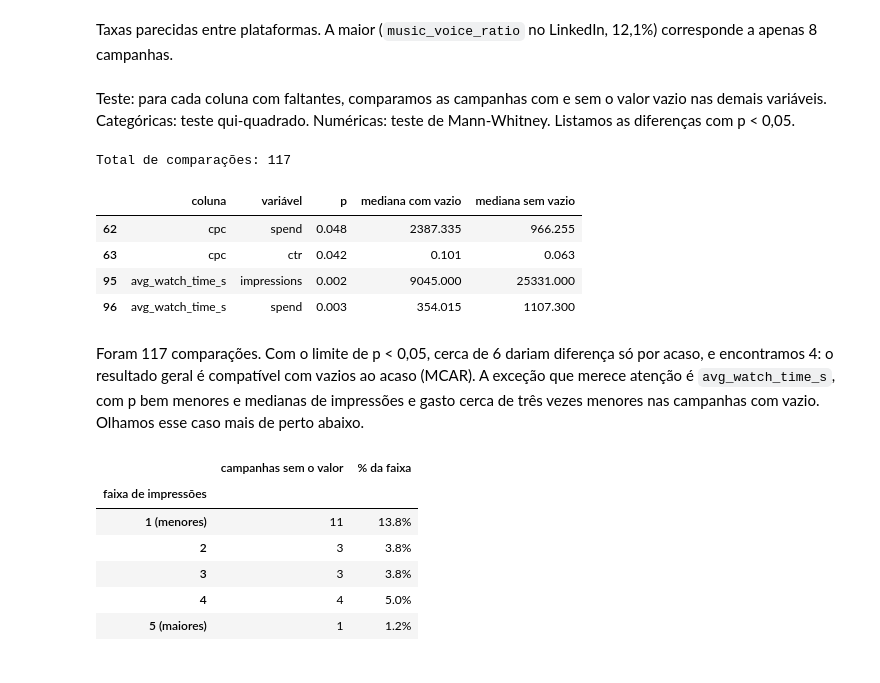
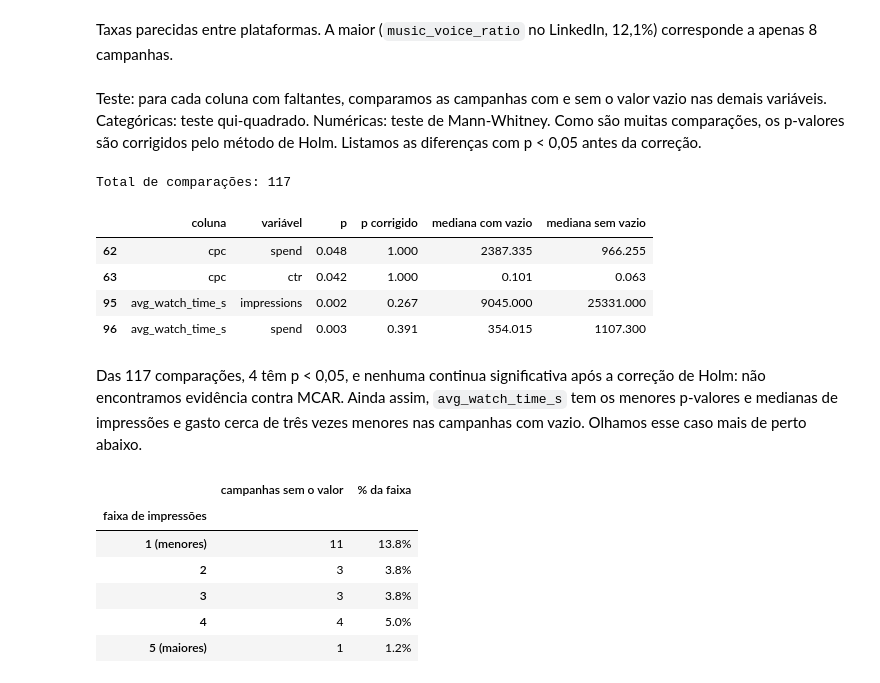
Before and after one commit to JoaoVivacqua/klike-challenge, a Jupyter notebook: notebooks/01_eda.ipynb, the cells around one changed output. Saved outputs shown, nothing was run; the diff lists cells and outputs as text; code cells hidden in the pictures.

```diff
--- a/notebooks/01_eda.ipynb
+++ b/notebooks/01_eda.ipynb
@@ -209,43 +209,53 @@ tabela_vazios.style.format({"% do total": "{:.1f}%"})
 Taxas parecidas entre plataformas. A maior (`music_voice_ratio` no LinkedIn, 12,1%) corresponde a apenas 8 campanhas.
 # %% [markdown]
 Teste: para cada coluna com faltantes, comparamos as campanhas com e sem o valor vazio nas demais variáveis.
-Categóricas: teste qui-quadrado. Numéricas: teste de Mann-Whitney. Listamos as diferenças com p < 0,05.
+Categóricas: teste qui-quadrado. Numéricas: teste de Mann-Whitney. Como são muitas comparações, os p-valores são corrigidos pelo método de Holm. Listamos as diferenças com p < 0,05 antes da correção.
 # %%
+import numpy as np
 from scipy.stats import chi2_contingency, mannwhitneyu
 
 VARIAVEIS_CATEGORICAS = ["platform", "category", "objective", "target_audience_age", "format",
                          "text_density", "is_retargeting", "has_hook", "has_face", "has_cta"]
 VARIAVEIS_NUMERICAS = ["klike_score", "impressions", "spend", "ctr", "video_duration_s",
                        "engagement_rate", "roas"]
 
 
-def comparar_com_e_sem_faltante(col):
-    vazio = train[col].isna()
+def comparar_com_e_sem_faltante(dados, col):
+    vazio = dados[col].isna()
     resultados = []
     for var in VARIAVEIS_CATEGORICAS:
         if var != col:
-            p = chi2_contingency(pd.crosstab(train[var], vazio))[1]
+            p = chi2_contingency(pd.crosstab(dados[var], vazio))[1]
             resultados.append({"variável": var, "p": p, "mediana com vazio": None, "mediana sem vazio": None})
     for var in VARIAVEIS_NUMERICAS:
         if var != col:
-            com, sem = train.loc[vazio, var].dropna(), train.loc[~vazio, var].dropna()
+            com, sem = dados.loc[vazio, var].dropna(), dados.loc[~vazio, var].dropna()
             resultados.append({"variável": var, "p": mannwhitneyu(com, sem).pvalue,
                                "mediana com vazio": com.median(), "mediana sem vazio": sem.median()})
     return pd.DataFrame(resultados).assign(coluna=col)
 
 
-testes = pd.concat([comparar_com_e_sem_faltante(col) for col in colunas_com_faltantes], ignore_index=True)
+def corrigir_holm(p):
+    """p-valores ajustados pelo método de Holm para comparações múltiplas."""
+    ordem = p.sort_values()
+    ajustado = (ordem * (len(ordem) - np.arange(len(ordem)))).cummax().clip(upper=1)
+    return ajustado.reindex(p.index)
+
+
+testes = pd.concat([comparar_com_e_sem_faltante(train, col) for col in colunas_com_faltantes], ignore_index=True)
+testes["p corrigido"] = corrigir_holm(testes["p"])
 print(f"Total de comparações: {len(testes)}")
-testes.loc[testes["p"] < 0.05, ["coluna", "variável", "p", "mediana com vazio", "mediana sem vazio"]].round(3)
+testes.loc[testes["p"] < 0.05,
+           ["coluna", "variável", "p", "p corrigido", "mediana com vazio", "mediana sem vazio"]].round(3)
 # %% [output]
 Total de comparações: 117
-|  | coluna | variável | p | mediana com vazio | mediana sem vazio |
-| 62 | cpc | spend | 0.048 | 2387.335 | 966.255 |
-| 63 | cpc | ctr | 0.042 | 0.101 | 0.063 |
-| 95 | avg_watch_time_s | impressions | 0.002 | 9045.000 | 25331.000 |
-| 96 | avg_watch_time_s | spend | 0.003 | 354.015 | 1107.300 |
+|  | coluna | variável | p | p corrigido | mediana com vazio | mediana sem vazio |
+| 62 | cpc | spend | 0.048 | 1.000 | 2387.335 | 966.255 |
+| 63 | cpc | ctr | 0.042 | 1.000 | 0.101 | 0.063 |
+| 95 | avg_watch_time_s | impressions | 0.002 | 0.267 | 9045.000 | 25331.000 |
+| 96 | avg_watch_time_s | spend | 0.003 | 0.391 | 354.015 | 1107.300 |
 # %% [markdown]
-Foram 117 comparações. Com o limite de p < 0,05, cerca de 6 dariam diferença só por acaso, e encontramos 4: o resultado geral é compatível com vazios ao acaso (MCAR). A exceção que merece atenção é `avg_watch_time_s`, com p bem menores e medianas de impressões e gasto cerca de três vezes menores nas campanhas com vazio. Olhamos esse caso mais de perto abaixo.
+Das 117 comparações, 4 têm p < 0,05, e nenhuma continua significativa após a correção de Holm: não encontramos evidência contra MCAR. Ainda assim, `avg_watch_time_s` tem os menores p-valores e medianas de impressões e gasto cerca de três vezes menores nas campanhas com vazio. Olhamos esse caso mais de perto abaixo.
 # %%
 # % de campanhas sem avg_watch_time_s em cada faixa de impressões (5 faixas com 80 campanhas cada)
 faixa_impressoes = pd.qcut(train["impressions"], 5,
```
Also changed, not shown: parts of 37 cells of this notebook, 2 other files.
